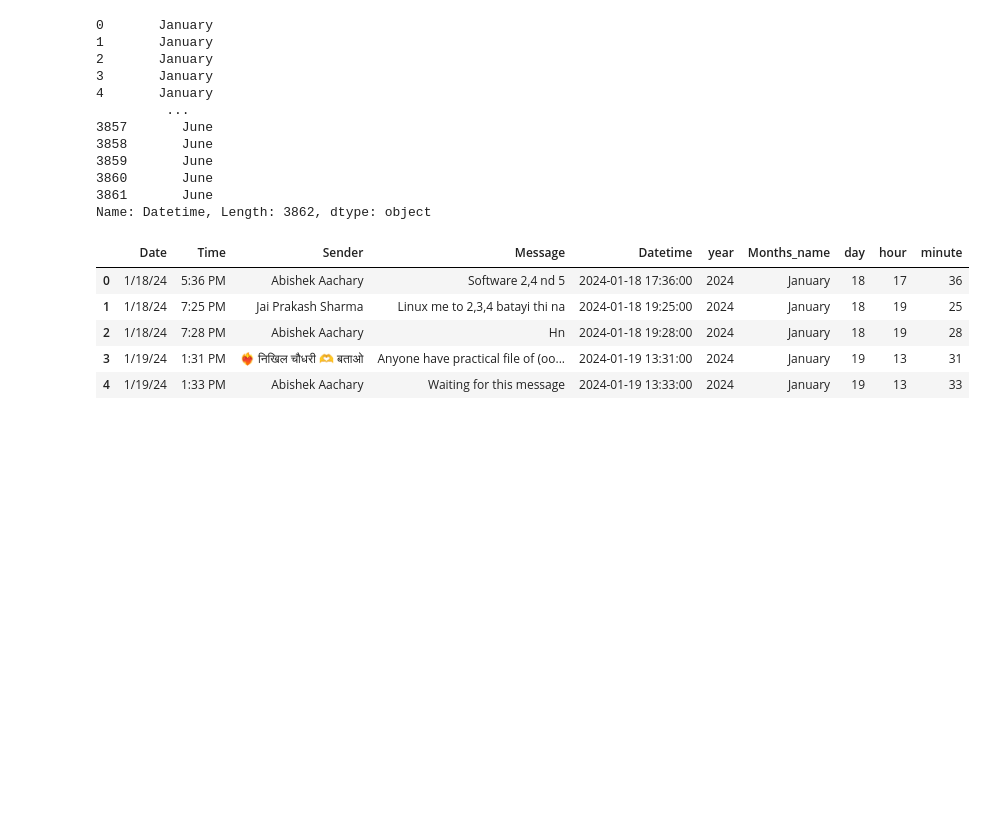
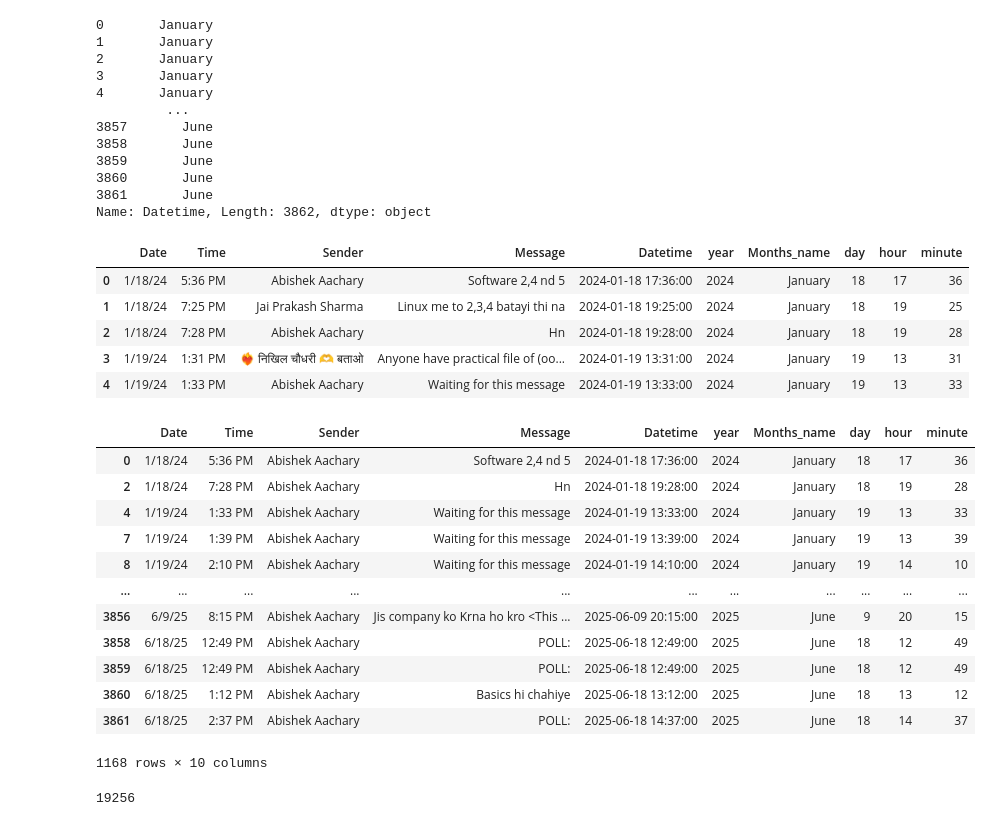
Before and after one commit to SandeepMuhal88/WHATSAPP-CHATS-ANALYSIS-SYSTEM, a Jupyter notebook: Model/Notebook.ipynb, the cells around one changed output. Drawn from its saved outputs; the diff is of its cells as text; code cells hidden in the pictures; blank space fills up the shorter version.

```diff
--- a/Model/Notebook.ipynb
+++ b/Model/Notebook.ipynb
@@ -94,3 +94,30 @@ df.head()
 | 2 | 1/18/24 | 7:28 PM | Abishek Aachary | Hn | 2024-01-18 19:28:00 | 2024 | January | 18 | 19 | 28 |
 | 3 | 1/19/24 | 1:31 PM | ❤️‍🔥 निखिल चौधरी 🫶 बताओ | Anyone have practical file of (oo... | 2024-01-19 13:31:00 | 2024 | January | 19 | 13 | 31 |
 | 4 | 1/19/24 | 1:33 PM | Abishek Aachary | Waiting for this message | 2024-01-19 13:33:00 | 2024 | January | 19 | 13 | 33 |
+# %%
+df[df['Sender'] == 'Abishek Aachary']
+# %% [output]
+|  | Date | Time | Sender | Message | Datetime | year | Months_name | day | hour | minute |
+| 0 | 1/18/24 | 5:36 PM | Abishek Aachary | Software 2,4 nd 5 | 2024-01-18 17:36:00 | 2024 | January | 18 | 17 | 36 |
+| 2 | 1/18/24 | 7:28 PM | Abishek Aachary | Hn | 2024-01-18 19:28:00 | 2024 | January | 18 | 19 | 28 |
+| 4 | 1/19/24 | 1:33 PM | Abishek Aachary | Waiting for this message | 2024-01-19 13:33:00 | 2024 | January | 19 | 13 | 33 |
+| 7 | 1/19/24 | 1:39 PM | Abishek Aachary | Waiting for this message | 2024-01-19 13:39:00 | 2024 | January | 19 | 13 | 39 |
+| 8 | 1/19/24 | 2:10 PM | Abishek Aachary | Waiting for this message | 2024-01-19 14:10:00 | 2024 | January | 19 | 14 | 10 |
+| ... | ... | ... | ... | ... | ... | ... | ... | ... | ... | ... |
+| 3856 | 6/9/25 | 8:15 PM | Abishek Aachary | Jis company ko Krna ho kro <This ... | 2025-06-09 20:15:00 | 2025 | June | 9 | 20 | 15 |
+| 3858 | 6/18/25 | 12:49 PM | Abishek Aachary | POLL: | 2025-06-18 12:49:00 | 2025 | June | 18 | 12 | 49 |
+| 3859 | 6/18/25 | 12:49 PM | Abishek Aachary | POLL: | 2025-06-18 12:49:00 | 2025 | June | 18 | 12 | 49 |
+| 3860 | 6/18/25 | 1:12 PM | Abishek Aachary | Basics hi chahiye | 2025-06-18 13:12:00 | 2025 | June | 18 | 13 | 12 |
+| 3861 | 6/18/25 | 2:37 PM | Abishek Aachary | POLL: | 2025-06-18 14:37:00 | 2025 | June | 18 | 14 | 37 |
+1168 rows × 10 columns
+# %%
+word=[]
+
+for message in df['Message']:
+    # print(i)
+    # print(i.split())
+    word.extend(message.split())
+
+len(word)
+# %% [output]
+19256
```
Also changed, not shown: 4 other files.
